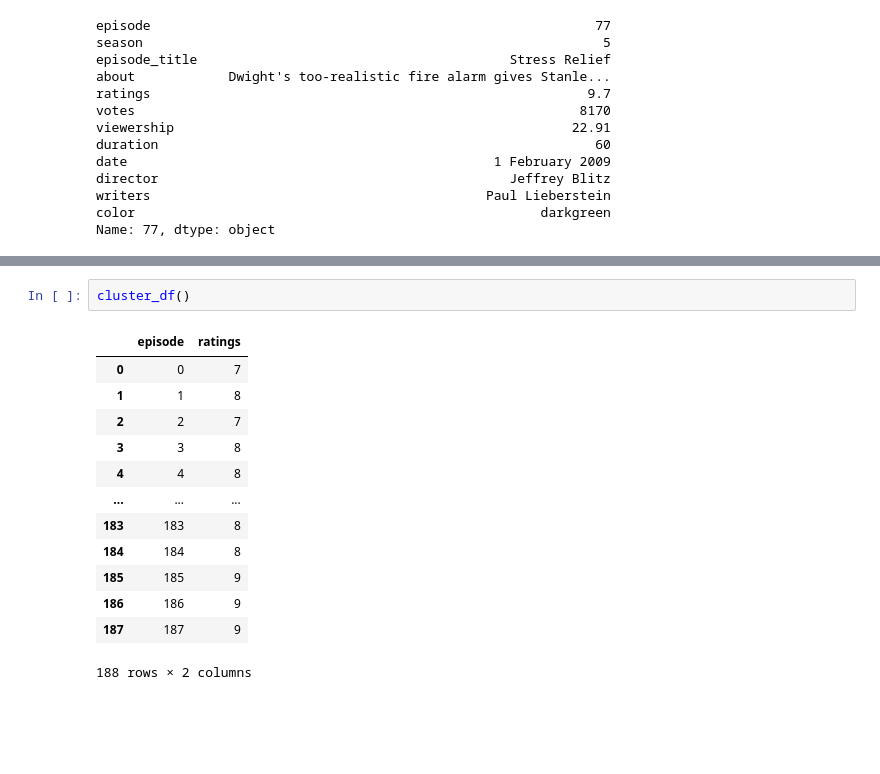
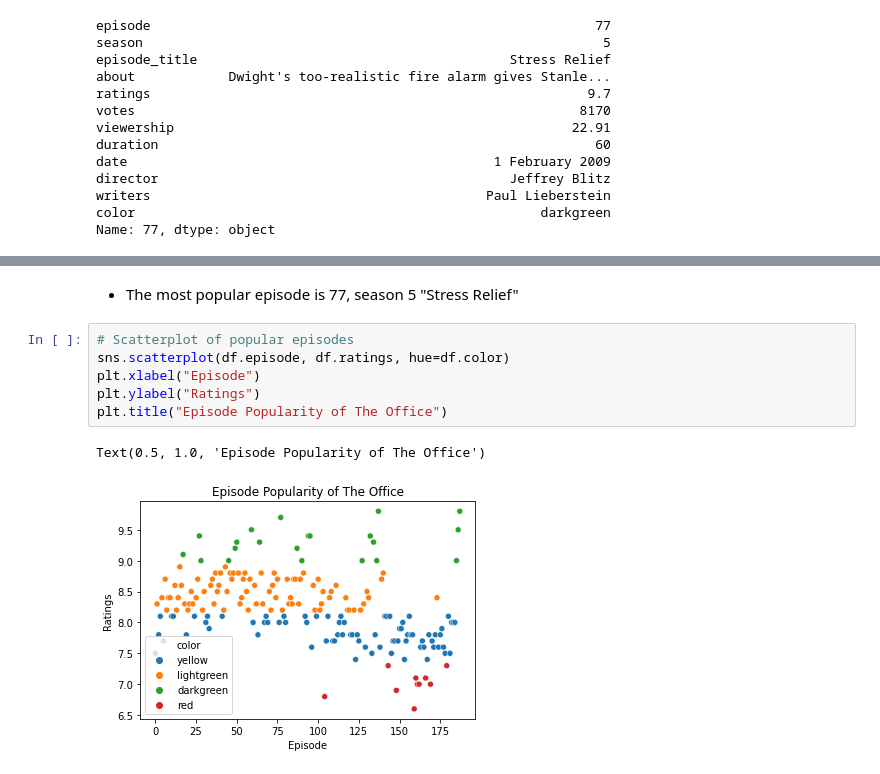
Before and after one commit to jamesallen0351/the_office, a Jupyter notebook: the_office_final.ipynb, the cells around one changed output, grey strips where cells are left out. Cells and saved outputs as stored; diff of their text form; blank space fills up the shorter version.

Commit message:
update scatterplots on notebook

```diff
--- a/the_office_final.ipynb
+++ b/the_office_final.ipynb
@@ -106,16 +99,11 @@ Text(0.5, 1.0, 'Episode Popularity of The Office')
-# %%
-cluster_df()
-# %% [output]
-|  | episode | ratings |
-| 0 | 0 | 7 |
-| 1 | 1 | 8 |
-| 2 | 2 | 7 |
-| 3 | 3 | 8 |
-| 4 | 4 | 8 |
-| ... | ... | ... |
-| 183 | 183 | 8 |
-| 184 | 184 | 8 |
-| 185 | 185 | 9 |
-| 186 | 186 | 9 |
-| 187 | 187 | 9 |
-188 rows × 2 columns
+# %% [markdown]
+- The most popular episode is 77, season 5 "Stress Relief"
+# %%
+# Scatterplot of popular episodes
+sns.scatterplot(df.episode, df.ratings, hue=df.color)
+plt.xlabel("Episode")
+plt.ylabel("Ratings")
+plt.title("Episode Popularity of The Office")
+# %% [output]
+Text(0.5, 1.0, 'Episode Popularity of The Office')
+[figure, added]
```
Also changed, not shown: parts of 13 cells of this notebook, 1 other file.
